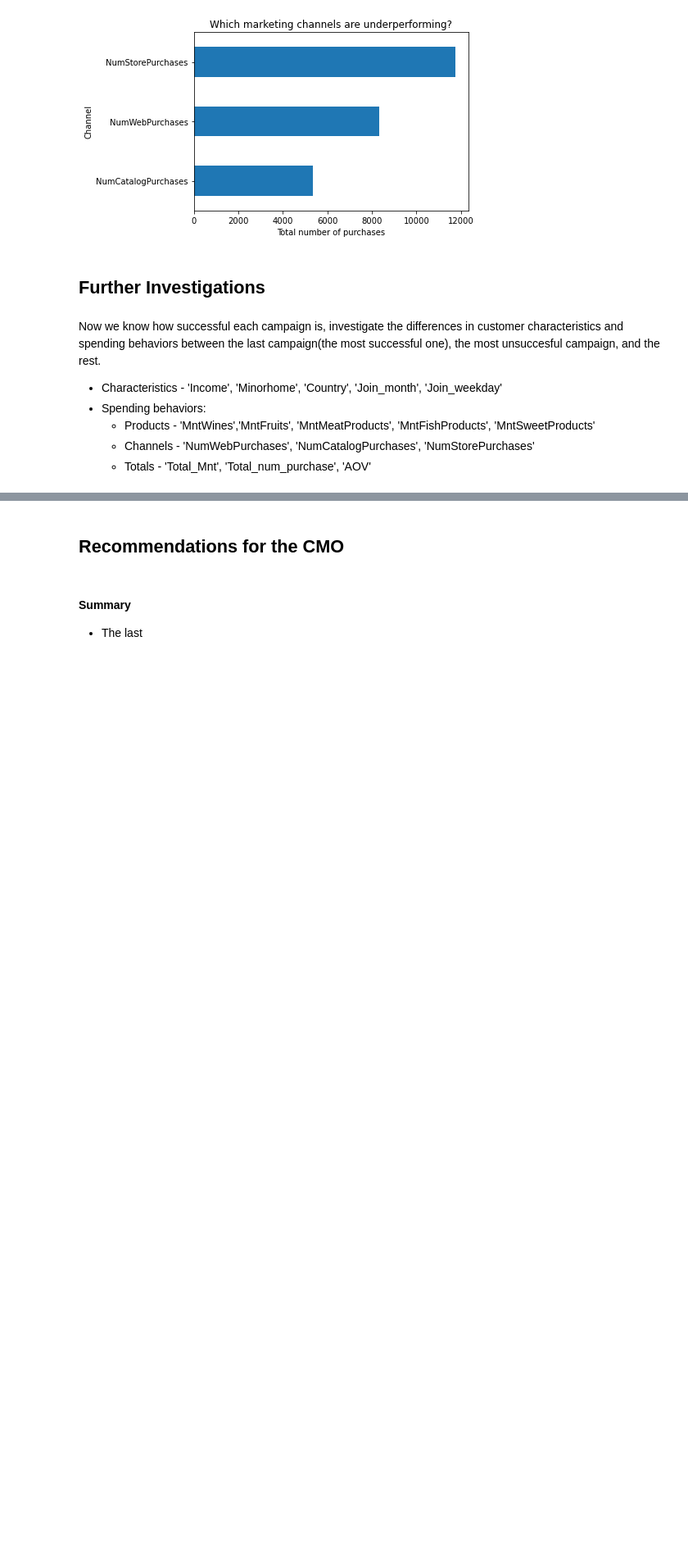
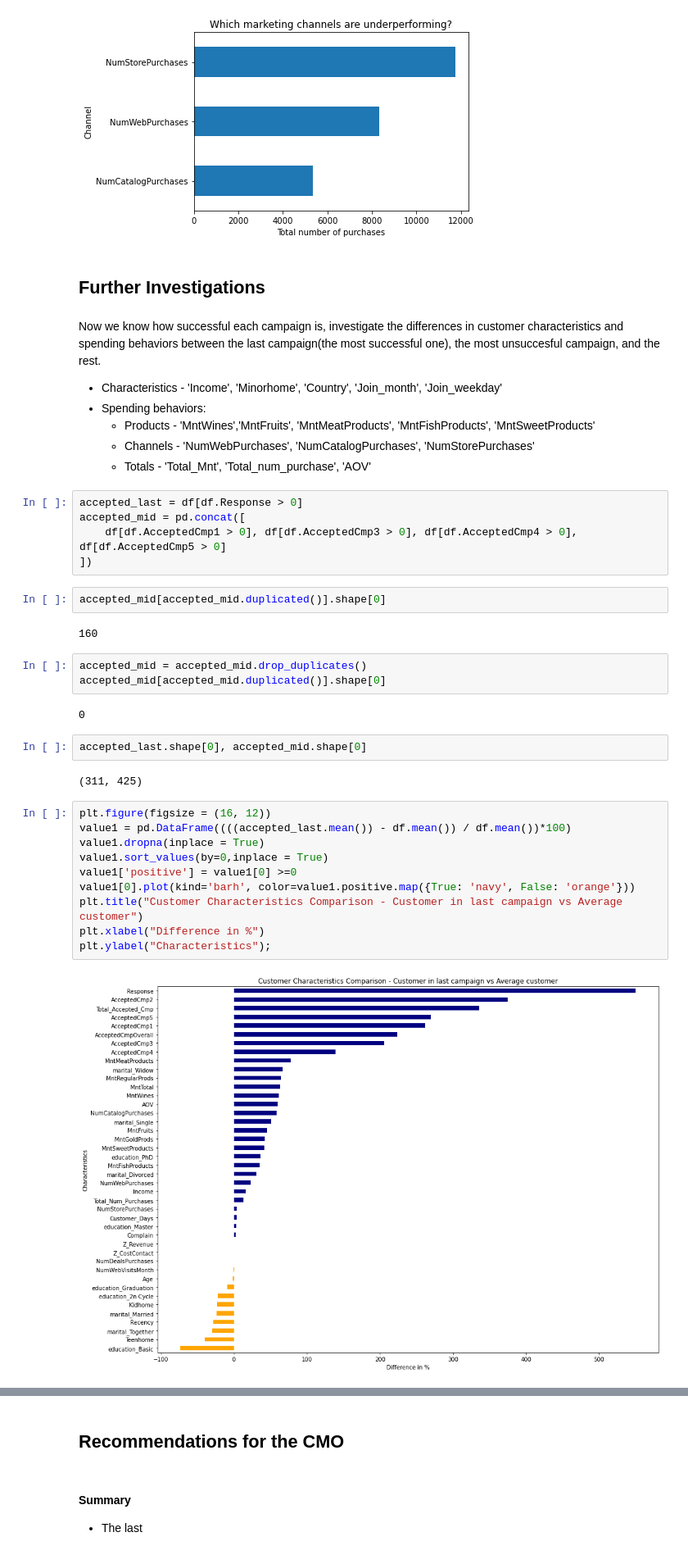
Before and after one commit to Kpeng511/Marketing-Campaign-Analytics, a Jupyter notebook: analytics.ipynb, the cells around one changed output, grey strips where cells are left out. Shown at 82% size. Drawn from its saved outputs; the diff is of its cells as text; blank space fills up the shorter version.

Commit message:
0416 visuals

```diff
--- a/analytics.ipynb
+++ b/analytics.ipynb
@@ -455,3 +455,33 @@ Now we know how successful each campaign is, investigate the differences in cust
     - Products - 'MntWines','MntFruits', 'MntMeatProducts', 'MntFishProducts', 'MntSweetProducts'
     - Channels - 'NumWebPurchases', 'NumCatalogPurchases', 'NumStorePurchases'
     - Totals - 'Total_Mnt', 'Total_num_purchase', 'AOV'
+# %%
+accepted_last = df[df.Response > 0]
+accepted_mid = pd.concat([
+    df[df.AcceptedCmp1 > 0], df[df.AcceptedCmp3 > 0], df[df.AcceptedCmp4 > 0], df[df.AcceptedCmp5 > 0]
+])
+# %%
+accepted_mid[accepted_mid.duplicated()].shape[0]
+# %% [output]
+160
+# %%
+accepted_mid = accepted_mid.drop_duplicates()
+accepted_mid[accepted_mid.duplicated()].shape[0]
+# %% [output]
+0
+# %%
+accepted_last.shape[0], accepted_mid.shape[0]
+# %% [output]
+(311, 425)
+# %%
+plt.figure(figsize = (16, 12))
+value1 = pd.DataFrame((((accepted_last.mean()) - df.mean()) / df.mean())*100)
+value1.dropna(inplace = True)
+value1.sort_values(by=0,inplace = True)
+value1['positive'] = value1[0] >=0
+value1[0].plot(kind='barh', color=value1.positive.map({True: 'navy', False: 'orange'}))
+plt.title("Customer Characteristics Comparison - Customer in last campaign vs Average customer")
+plt.xlabel("Difference in %")
+plt.ylabel("Characteristics");
+# %% [output]
+[figure, added]
```
Also changed, not shown: parts of 1 cell of this notebook.
